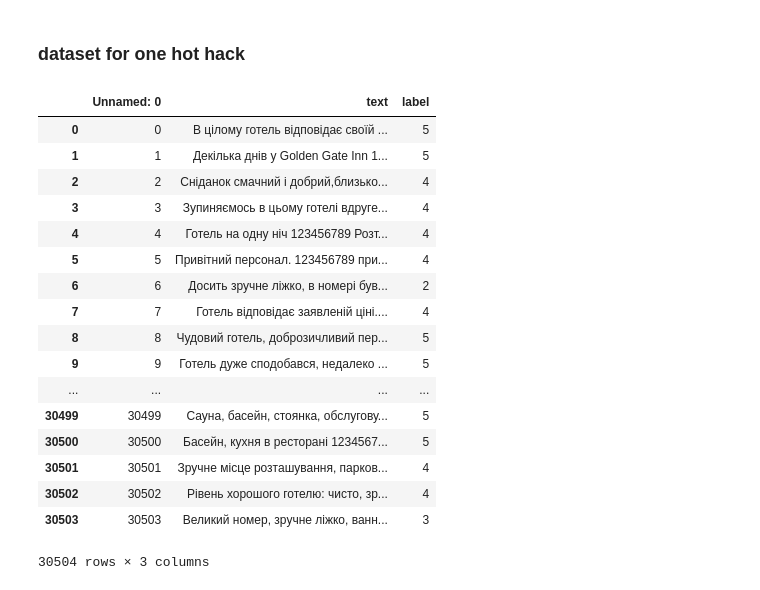
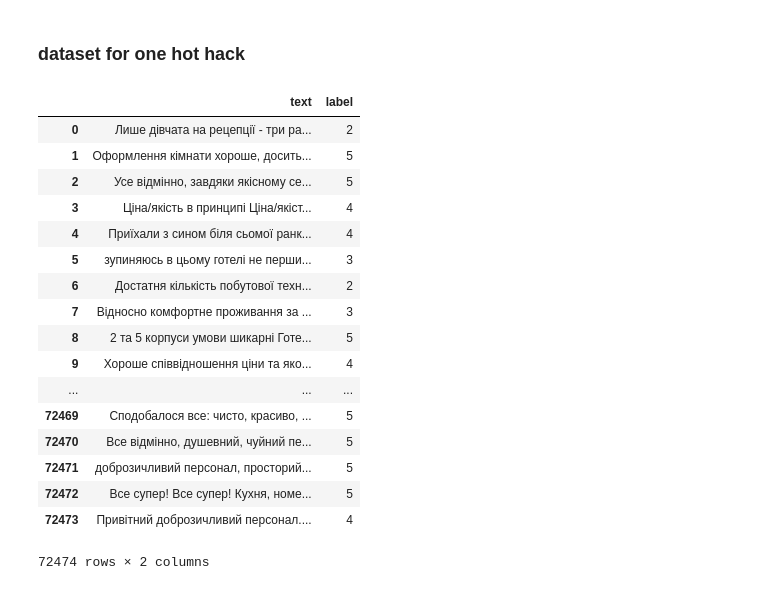
Before and after one commit to DmytroBabenko/Detect-emotion-sentimental, a Jupyter notebook: dataset/booking/create-dataset-for-rating-classification.ipynb, the cells around one changed output. Cells and saved outputs as stored; diff of their text form; code cells hidden in the pictures.

Commit message:
removed unnamed column

```diff
--- a/dataset/booking/create-dataset-for-rating-classification.ipynb
+++ b/dataset/booking/create-dataset-for-rating-classification.ipynb
@@ -190,21 +193,25 @@ renamed_df.to_csv('booking-rating-for-one-hot-val.csv', index=False)
 # %%
-pd.read_csv('booking-rating-for-one-hot-val.csv')
+df = pd.read_csv('booking-rating-train.csv')
-# %% [output]
-|  | Unnamed: 0 | text | label |
-| 0 | 0 | В цілому готель відповідає своїй ... | 5 |
-| 1 | 1 | Декілька днів у Golden Gate Inn 1... | 5 |
-| 2 | 2 | Сніданок смачний і добрий,близько... | 4 |
-| 3 | 3 | Зупиняємось в цьому готелі вдруге... | 4 |
-| 4 | 4 | Готель на одну ніч 123456789 Розт... | 4 |
-| 5 | 5 | Привітний персонал. 123456789 при... | 4 |
-| 6 | 6 | Досить зручне ліжко, в номері був... | 2 |
-| 7 | 7 | Готель відповідає заявленій ціні.... | 4 |
-| 8 | 8 | Чудовий готель, доброзичливий пер... | 5 |
-| 9 | 9 | Готель дуже сподобався, недалеко ... | 5 |
-| ... | ... | ... | ... |
-| 30499 | 30499 | Сауна, басейн, стоянка, обслугову... | 5 |
-| 30500 | 30500 | Басейн, кухня в ресторані 1234567... | 5 |
-| 30501 | 30501 | Зручне місце розташування, парков... | 4 |
-| 30502 | 30502 | Рівень хорошого готелю: чисто, зр... | 4 |
-| 30503 | 30503 | Великий номер, зручне ліжко, ванн... | 3 |
-30504 rows × 3 columns
+# %%
+df = df[['text', 'label']]
+# %%
+df
+# %% [output]
+|  | text | label |
+| 0 | Лише дівчата на рецепції - три ра... | 2 |
+| 1 | Оформлення кімнати хороше, досить... | 5 |
+| 2 | Усе відмінно, завдяки якісному се... | 5 |
+| 3 | Ціна/якість в принципі Ціна/якіст... | 4 |
+| 4 | Приїхали з сином біля сьомої ранк... | 4 |
+| 5 | зупиняюсь в цьому готелі не перши... | 3 |
+| 6 | Достатня кількість побутової техн... | 2 |
+| 7 | Відносно комфортне проживання за ... | 3 |
+| 8 | 2 та 5 корпуси умови шикарні Готе... | 5 |
+| 9 | Хороше співвідношення ціни та яко... | 4 |
+| ... | ... | ... |
+| 72469 | Сподобалося все: чисто, красиво, ... | 5 |
+| 72470 | Все відмінно, душевний, чуйний пе... | 5 |
+| 72471 | доброзичливий персонал, просторий... | 5 |
+| 72472 | Все супер! Все супер! Кухня, номе... | 5 |
+| 72473 | Привітний доброзичливий персонал.... | 4 |
+72474 rows × 2 columns
```
Also changed, not shown: parts of 1 cell of this notebook, 7 other files.
